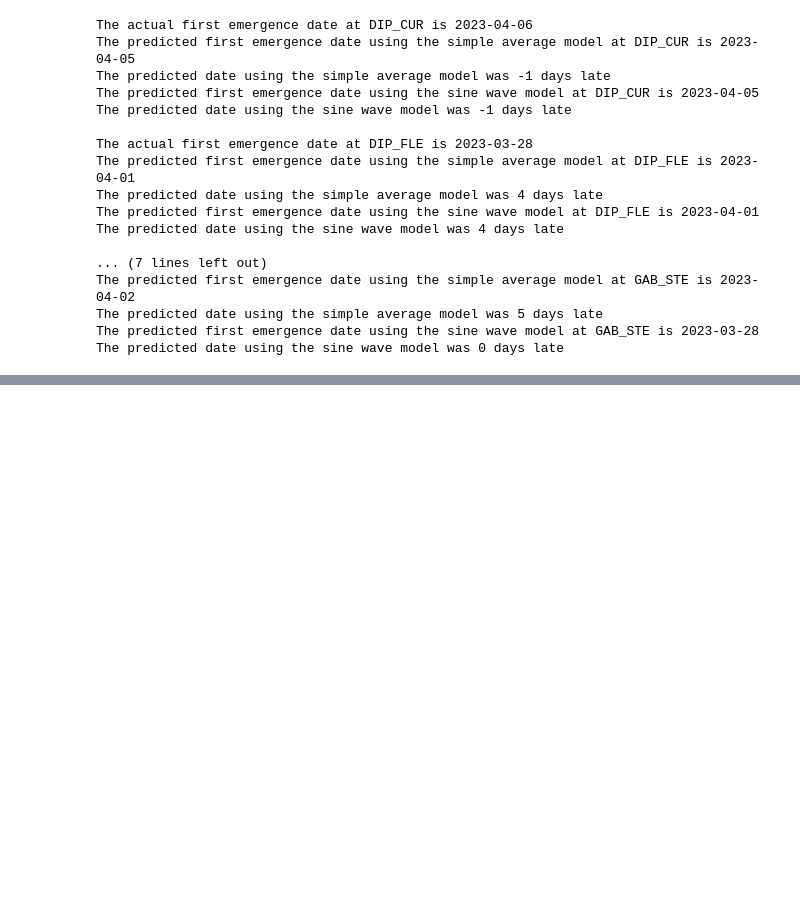
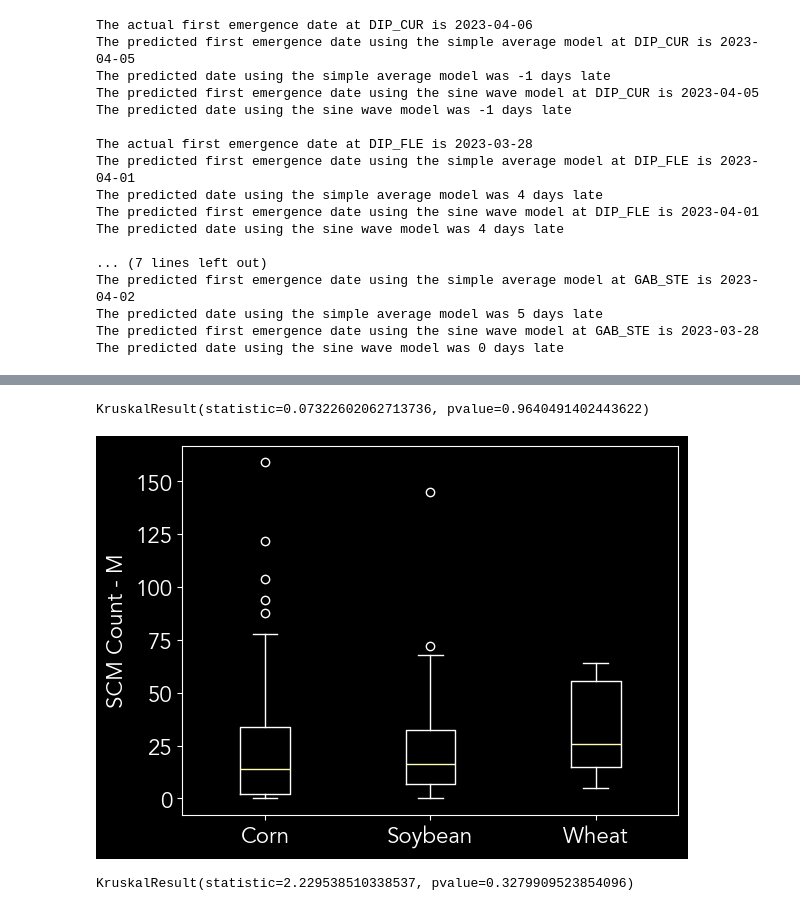
Before and after one commit to chloecho31/cornell, a Jupyter notebook: SCM/2023/2023_scm_data_cleaning.ipynb, the cells around one changed output, grey strips where cells are left out. Drawn from its saved outputs; the diff is of its cells as text; code cells hidden in the pictures; blank space fills up the shorter version.

```diff
--- a/SCM/2023/2023_scm_data_cleaning.ipynb
+++ b/SCM/2023/2023_scm_data_cleaning.ipynb
@@ -1091,0 +1238,26 @@ The predicted date using the sine wave model was 0 days late
+# %%
+stats.kruskal(
+    crop_scm_count.loc[crop_scm_count["previous_crop"] == "Corn"]["f_scm"].dropna(),
+    crop_scm_count.loc[crop_scm_count["previous_crop"] == "Soybean"]["f_scm"].dropna(),
+    crop_scm_count.loc[crop_scm_count["previous_crop"] == "Wheat"]["f_scm"].dropna(),
+)
+# %% [output]
+KruskalResult(statistic=0.07322602062713736, pvalue=0.9640491402443622)
+# %%
+fig, ax = plt.subplots(1, 1)
+ax.boxplot([crop_scm_count.loc[crop_scm_count["previous_crop"] == "Corn"]["m_scm"].dropna(),
+    crop_scm_count.loc[crop_scm_count["previous_crop"] == "Soybean"]["m_scm"].dropna(),
+    crop_scm_count.loc[crop_scm_count["previous_crop"] == "Wheat"]["m_scm"].dropna()])
+ax.set_xticklabels(["Corn", "Soybean", "Wheat"])
+ax.set_ylabel("SCM Count - M")
+plt.show()
+# %% [output]
+[figure, added]
+# %%
+stats.kruskal(
+    crop_scm_count.loc[crop_scm_count["previous_crop"] == "Corn"]["m_scm"].dropna(),
+    crop_scm_count.loc[crop_scm_count["previous_crop"] == "Soybean"]["m_scm"].dropna(),
+    crop_scm_count.loc[crop_scm_count["previous_crop"] == "Wheat"]["m_scm"].dropna(),
+)
+# %% [output]
+KruskalResult(statistic=2.229538510338537, pvalue=0.3279909523854096)
```
Also changed, not shown: parts of 53 cells of this notebook, 2 other files.
